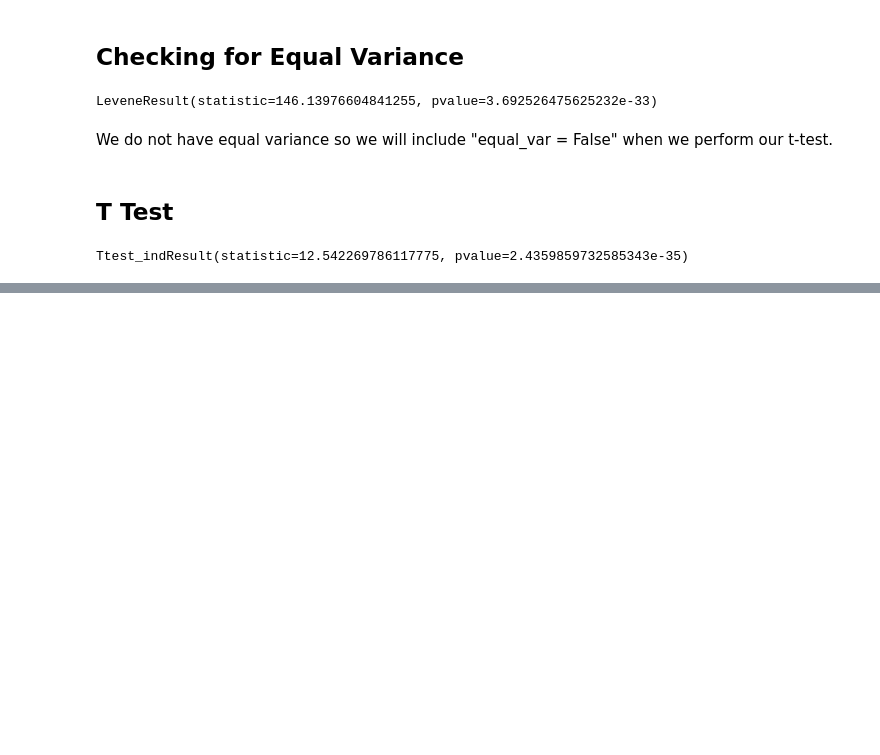
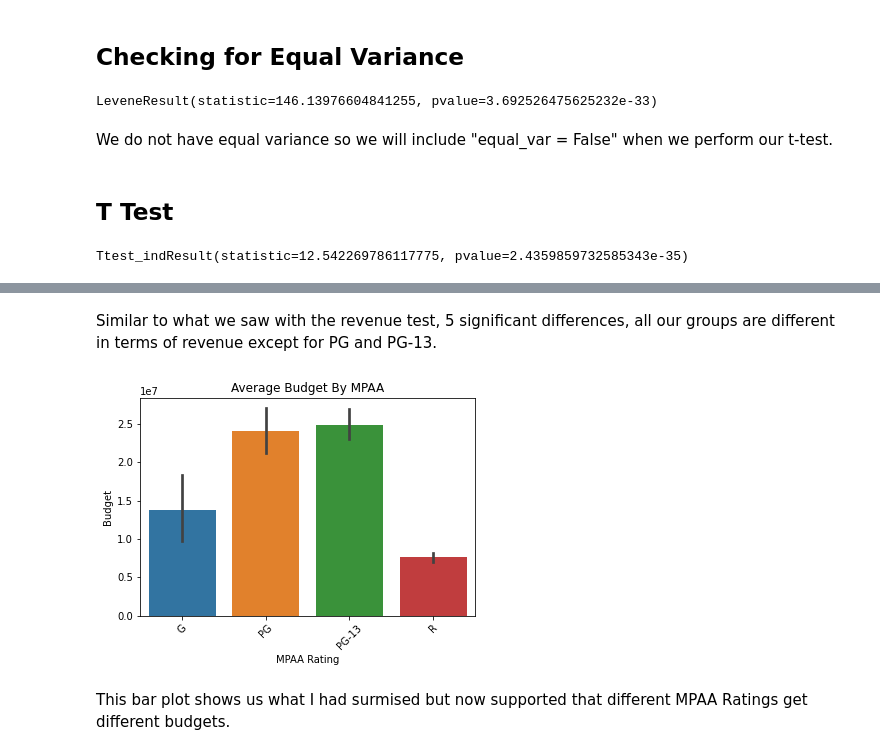
Before and after one commit to fid2445/Project-3-, a Jupyter notebook: Mike Fiddler Project Part 4 Hypothesis Testing.ipynb, the cells around one changed output, grey strips where cells are left out. Saved outputs shown, nothing was run; the diff lists cells and outputs as text; code cells hidden in the pictures; blank space fills up the shorter version.

```diff
--- a/Mike Fiddler Project Part 4 Hypothesis Testing.ipynb
+++ b/Mike Fiddler Project Part 4 Hypothesis Testing.ipynb
@@ -155,3 +154,5 @@ df
+# %%
+df1 = df.copy() #a copy for question 3
 # %%
 df['certification'].value_counts()
 # %% [output]
@@ -645,0 +816,12 @@ df.head()
+# %% [markdown]
+Similar to what we saw with the revenue test, 5 significant differences, all our groups are different in terms of revenue except for PG and PG-13.
+# %%
+sns.barplot(data=df1, x='certification', y= 'budget')
+plt.xticks(rotation = 45)
+plt.title('Average Budget By MPAA')
+plt.xlabel('MPAA Rating')
+plt.ylabel('Budget');
+# %% [output]
+[figure, added]
+# %% [markdown]
+This bar plot shows us what I had surmised but now supported that different MPAA Ratings get different budgets.
```
Also changed, not shown: parts of 48 cells of this notebook.
